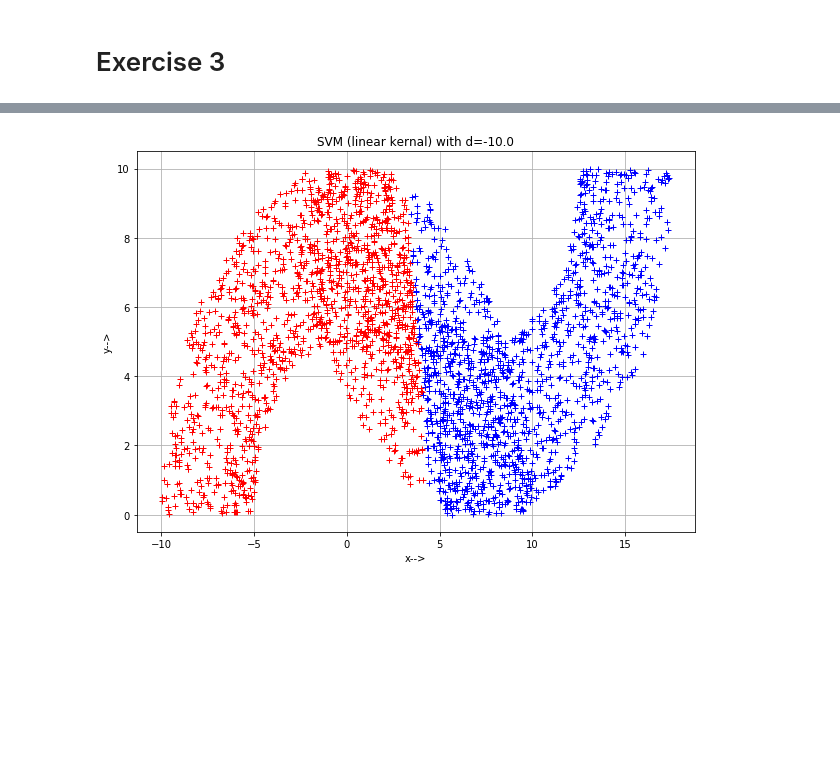
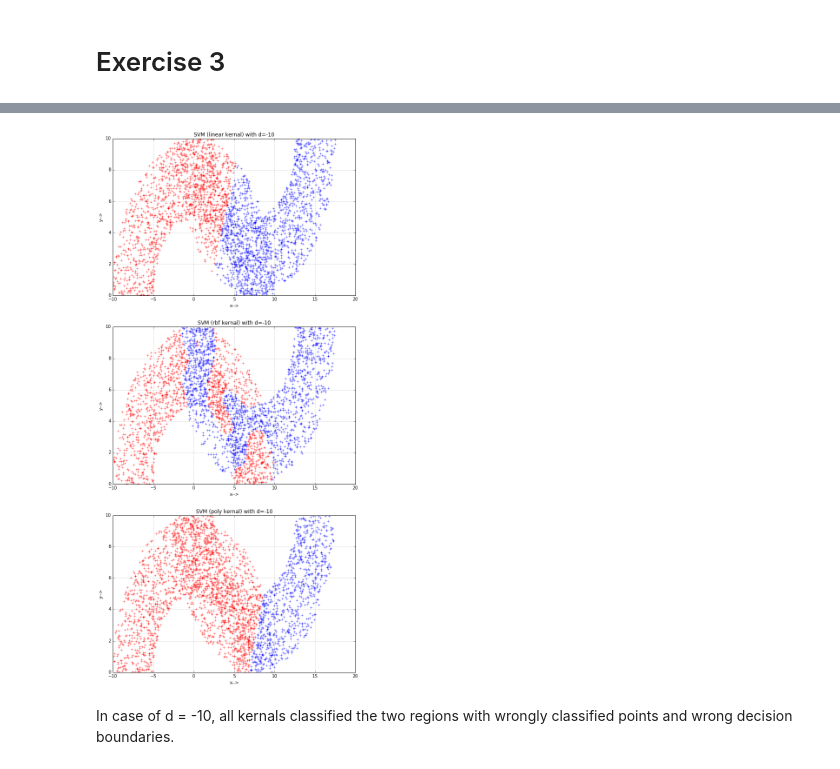
Before and after one commit to rameshjes/neural-network, a Jupyter notebook: assignment07/ruby/workbench_07.ipynb, the cells around one changed output, grey strips where cells are left out. Drawn from its saved outputs; the diff is of its cells as text; code cells hidden in the pictures; blank space fills up the shorter version.

```diff
--- a/assignment07/ruby/workbench_07.ipynb
+++ b/assignment07/ruby/workbench_07.ipynb
@@ -19,11 +40,13 @@ class StateVectorMachine:
     def generate_sample(self,_class):
         random_theta = np.pi *  random.random()
         random_r = (self.width*random.random())+(self.radius-self.width)
+        #Region one
         if _class is 1:
             x = random_r*np.cos(random_theta)
             y = random_r*np.sin(random_theta)
             return [x,y,1]
         else:
+            #Region two
             random_theta += np.pi
             x = random_r*np.cos(random_theta)+(self.radius-(self.width/2.0))
             y = random_r*np.sin(random_theta)-self.distance
@@ -50,7 +73,6 @@ class StateVectorMachine:
         return samples[:,0:2],samples[:,2:3]
 
     def plot(self,points,output,title):
-        plt.figure(figsize=(10, 7))
         plt.grid(True)
         plt.title(title)
         plt.xlabel("x-->")
@@ -61,7 +83,8 @@ class StateVectorMachine:
             else:
                 plt.plot(point[0],point[1],'b+',label='region b')
 
-    def train(self,training_input,desired_output):
-        classifier = svm.SVC(kernel='linear')
+    def train(self,training_input,desired_output,_kernal):
+        #trainig using support vector classifier
+        classifier = svm.SVC(kernel=_kernal)
         classifier.fit(training_input, desired_output)
         return classifier
@@ -152,28 +218,41 @@ state_vector_machine.plot(test_samples,predicted_output,"SVM (linear kernal) wit
 # %%
 radius = 10.0
 width = 5.0
 distance = -10.0
 num_of_training_samples = 1000
 num_of_testing_samples = 3000
 
 # initializing state vector machine with initial parameteres
 state_vector_machine = StateVectorMachine(radius,
                                           width,
                                           distance,
                                           num_of_training_samples,
                                           num_of_testing_samples)
 
-# generating random training samples and desired output
-training_input,desired_output = state_vector_machine.get_samples("train")
 
-# training the state vector machine
-classifier = state_vector_machine.train(training_input,desired_output)
+fig, ax = plt.subplots(nrows=3, ncols=1)
+fig.set_figwidth(10)
+fig.set_figheight(22)
+kernals = ["linear","rbf","poly"]
 
-# generating random testing samples
-test_samples,test_desired_output = state_vector_machine.get_samples("test")
+for i in range(len(kernals)):
 
-# predicting the output for test samples and ploting the result
-predicted_output = classifier.predict(test_samples)
-state_vector_machine.plot(test_samples,predicted_output,"SVM (linear kernal) with d=-10.0")
+    # generating random training samples and desired output
+    training_input,desired_output = state_vector_machine.get_samples("train")
+
+    # training the state vector machine
+    classifier = state_vector_machine.train(training_input,desired_output,kernals[i])
+
+    # generating random testing samples
+    test_samples,test_desired_output = state_vector_machine.get_samples("test")
+
+    # predicting the output for test samples and ploting the result
+    predicted_output = classifier.predict(test_samples)
+
+    plt.subplot(3, 1, i+1)
+
+    state_vector_machine.plot(test_samples,predicted_output,"SVM ("+kernals[i]+" kernal) with d=-10")
 # %% [output]
-[figure, old version]
+[figure, new version]
+# %% [markdown]
+In case of d = -10, all kernals classified the two regions with wrongly classified points and wrong decision boundaries.
```
Also changed, not shown: parts of 13 cells of this notebook, 1 other file.
